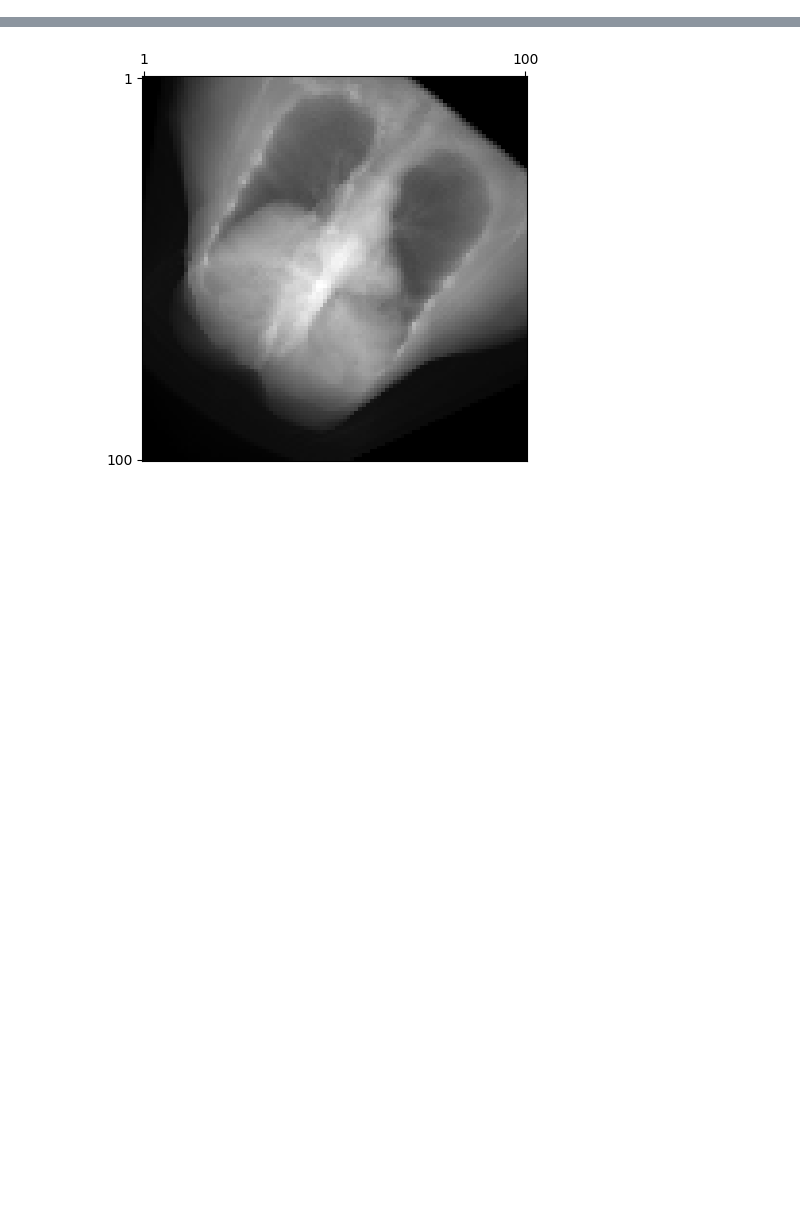
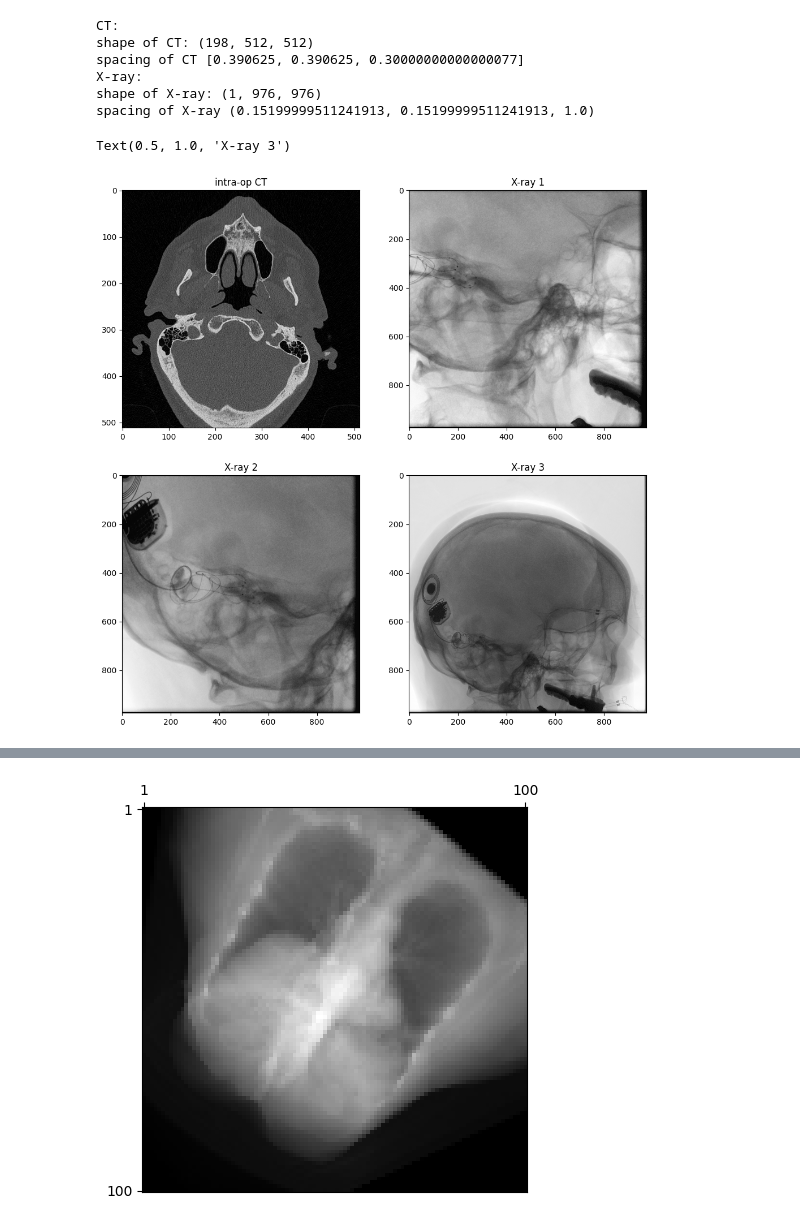
Before and after one commit to UMCai/DiffDRR_offical, a Jupyter notebook: notebooks/tutorials/test_run.ipynb, the cells around one changed output, grey strips where cells are left out. Drawn from its saved outputs; the diff is of its cells as text; code cells hidden in the pictures; blank space fills up the shorter version.

```diff
--- a/notebooks/tutorials/test_run.ipynb
+++ b/notebooks/tutorials/test_run.ipynb
@@ -14 +16,35 @@ from diffdrr.visualization import plot_drr
 np.random.seed(39)
+# %%
+# define path and load the data (both CT and X-ray)
+data_path = r'C:\Users\p70089067\Data\KNO_data_dir\SlicerData(Ben)\CVI11_Joost'
+CT_path = os.path.join(data_path,   'preop.nrrd') # 'intra_CT_1.nii.gz')
+assert os.path.exists(CT_path)
+CT_data = sitk.ReadImage(CT_path)
+CT_np = sitk.GetArrayFromImage(CT_data)
+CT_spacing = list(CT_data.GetSpacing())
+
+Xray1_path = os.path.join(data_path,'Fluoro_1.nii.gz')
+Xray2_path = os.path.join(data_path,'Fluoro_2.nii.gz')
+Xray3_path = os.path.join(data_path,'Fluoro_3.nii.gz')
+assert os.path.exists(Xray1_path) and os.path.exists(Xray2_path) and os.path.exists(Xray3_path)
+Xray1_data = sitk.ReadImage(Xray1_path)
+Xray2_data = sitk.ReadImage(Xray2_path)
+Xray3_data = sitk.ReadImage(Xray3_path)
+Xray1_np = sitk.GetArrayFromImage(Xray1_data)
+Xray2_np = sitk.GetArrayFromImage(Xray2_data)
+Xray3_np = sitk.GetArrayFromImage(Xray3_data)
+
+# print data info
+print('CT:')
+print('shape of CT:', CT_np.shape)
+print('spacing of CT', CT_spacing)
+print('X-ray:')
+print('shape of X-ray:', Xray1_np.shape)
+print('spacing of X-ray', Xray1_data.GetSpacing())
+# %% [output]
+CT:
+shape of CT: (198, 512, 512)
+spacing of CT [0.390625, 0.390625, 0.30000000000000077]
+X-ray:
+shape of X-ray: (1, 976, 976)
+spacing of X-ray (0.15199999511241913, 0.15199999511241913, 1.0)
@@ -14,0 +63,19 @@ np.random.seed(39)
+# %%
+# visualization of CT and X-ray
+import matplotlib.pyplot as plt
+plt.figure('CT and X-ray', figsize=(12,12))
+plt.subplot(2,2,1)
+plt.imshow(CT_np[100, :, :], cmap='gray')
+plt.title('intra-op CT')
+plt.subplot(2,2,2)
+plt.imshow(Xray1_np[0], cmap='gray')
+plt.title('X-ray 1')
+plt.subplot(2,2,3)
+plt.imshow(Xray2_np[0], cmap='gray')
+plt.title('X-ray 2')
+plt.subplot(2,2,4)
+plt.imshow(Xray3_np[0], cmap='gray')
+plt.title('X-ray 3')
+# %% [output]
+Text(0.5, 1.0, 'X-ray 3')
+[figure, added]
```
Also changed, not shown: parts of 6 cells of this notebook.
